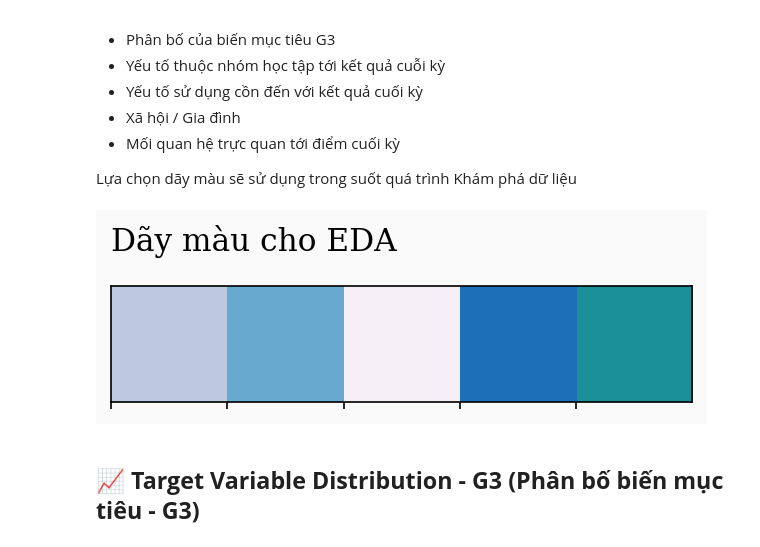
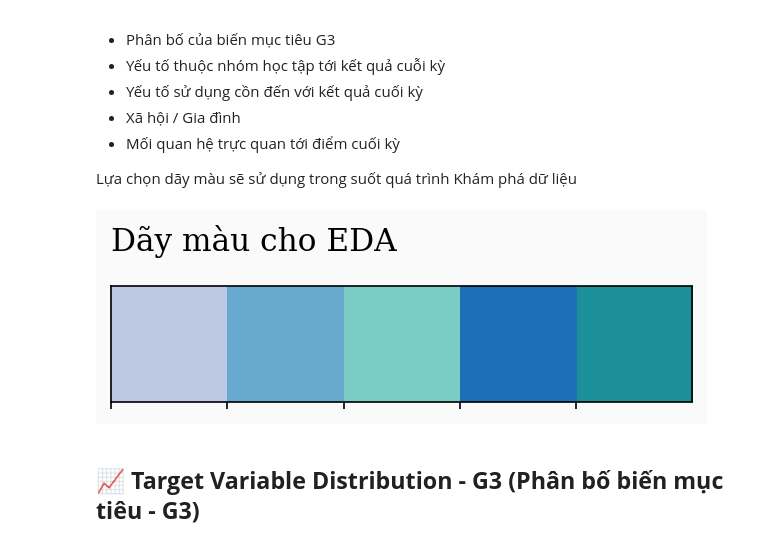
Before and after one commit to TienNguyen0712/student-alcohol-consumption-data-mining, a Jupyter notebook: notebooks/03_eda.ipynb, the cells around one changed output. Drawn from its saved outputs; the diff is of its cells as text; code cells hidden in the pictures.

```diff
--- a/notebooks/03_eda.ipynb
+++ b/notebooks/03_eda.ipynb
@@ -30,13 +30,13 @@ plt.rcParams["axes.facecolor"] = "#fafafa"
 student_merge = pd.read_csv('student_merge.csv')
 # %%
 # Palette
-palette = ["#bdc9e1", "#67a9cf", "#f6eff7", "#1d70b8", "#1c9099"]
+palette = ["#bdc9e1", "#67a9cf", "#7bccc4", "#1d70b8", "#1c9099"]
 sns.palplot(palette)
 
 plt.title("Dãy màu cho EDA",loc='left',fontsize=15,y=1.2)
 plt.show()
 # %% [output]
-[figure, old version]
+[figure, new version]
 # %% [markdown]
 ## **📈 Target Variable Distribution - G3 (Phân bố biến mục tiêu - G3)**
 # %%
```
Also changed, not shown: parts of 5 cells of this notebook.
